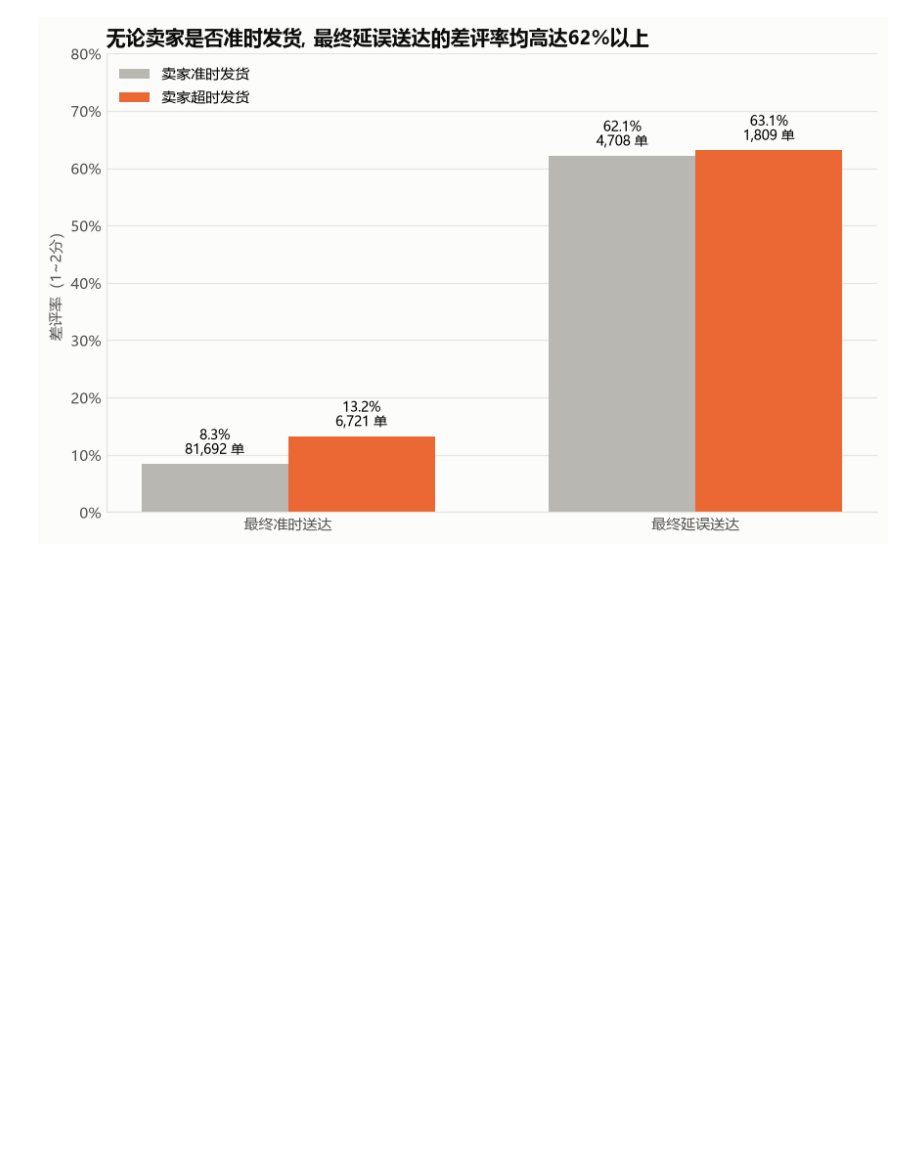
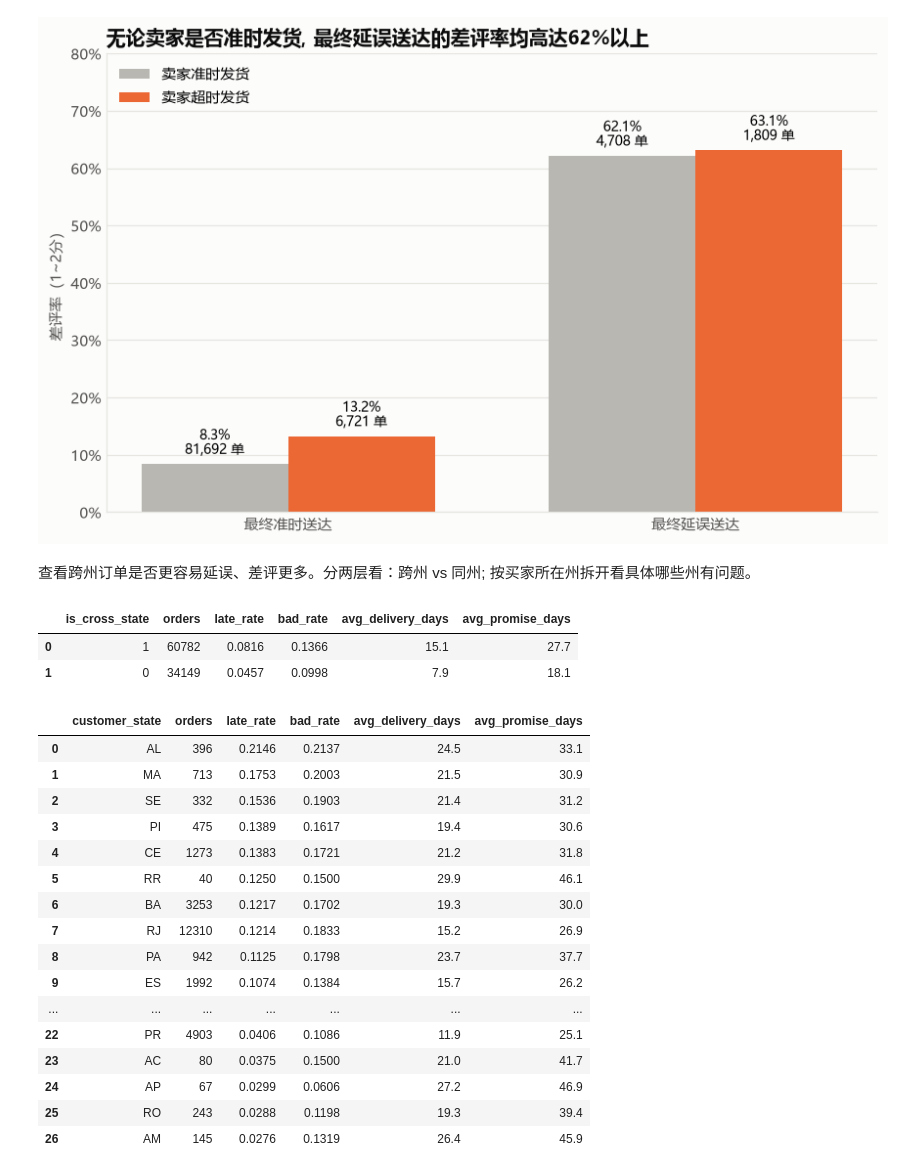
Before and after one commit to LeeMichael-L/olist-analytics, a Jupyter notebook: python/m3_fulfillment.ipynb, the cells around one changed output. Saved outputs shown, nothing was run; the diff lists cells and outputs as text; code cells hidden in the pictures; blank space fills up the shorter version.

```diff
--- a/python/m3_fulfillment.ipynb
+++ b/python/m3_fulfillment.ipynb
@@ -209,3 +209,59 @@ fig.savefig("../docs/figures/m3_seller_vs_logistics.png", dpi=150, bbox_inches="
 plt.show()
 # %% [output]
 [figure]
+# %% [markdown]
+查看跨州订单是否更容易延误、差评更多。分两层看：跨州 vs 同州; 按买家所在州拆开看具体哪些州有问题。
+# %%
+#跨州vs同州
+sql_k_vs_t = """
+SELECT
+    is_cross_state,
+    COUNT(*)                                   AS orders,
+    ROUND(AVG(is_late), 4)                     AS late_rate,
+    ROUND(AVG(is_bad_review), 4)               AS bad_rate,
+    ROUND(AVG(delivery_days), 1)               AS avg_delivery_days,
+    ROUND(AVG(delivery_days - delay_days), 1)  AS avg_promise_days
+FROM dws_order_fulfillment
+WHERE is_cross_state IS NOT NULL
+GROUP BY is_cross_state;
+"""
+df_k_vs_t = run_query(sql_k_vs_t)
+df_k_vs_t
+# %% [output]
+|  | is_cross_state | orders | late_rate | bad_rate | avg_delivery_days | avg_promise_days |
+| 0 | 1 | 60782 | 0.0816 | 0.1366 | 15.1 | 27.7 |
+| 1 | 0 | 34149 | 0.0457 | 0.0998 | 7.9 | 18.1 |
+# %%
+#按买家州
+sql_m = """
+SELECT
+    customer_state,
+    COUNT(*)                                   AS orders,
+    ROUND(AVG(is_late), 4)                     AS late_rate,
+    ROUND(AVG(is_bad_review), 4)               AS bad_rate,
+    ROUND(AVG(delivery_days), 1)               AS avg_delivery_days,
+    ROUND(AVG(delivery_days - delay_days), 1)  AS avg_promise_days
+FROM dws_order_fulfillment
+GROUP BY customer_state
+ORDER BY late_rate DESC;
+"""
+df_m = run_query(sql_m)
+df_m
+# %% [output]
+|  | customer_state | orders | late_rate | bad_rate | avg_delivery_days | avg_promise_days |
+| 0 | AL | 396 | 0.2146 | 0.2137 | 24.5 | 33.1 |
+| 1 | MA | 713 | 0.1753 | 0.2003 | 21.5 | 30.9 |
+| 2 | SE | 332 | 0.1536 | 0.1903 | 21.4 | 31.2 |
+| 3 | PI | 475 | 0.1389 | 0.1617 | 19.4 | 30.6 |
+| 4 | CE | 1273 | 0.1383 | 0.1721 | 21.2 | 31.8 |
+| 5 | RR | 40 | 0.1250 | 0.1500 | 29.9 | 46.1 |
+| 6 | BA | 3253 | 0.1217 | 0.1702 | 19.3 | 30.0 |
+| 7 | RJ | 12310 | 0.1214 | 0.1833 | 15.2 | 26.9 |
+| 8 | PA | 942 | 0.1125 | 0.1798 | 23.7 | 37.7 |
+| 9 | ES | 1992 | 0.1074 | 0.1384 | 15.7 | 26.2 |
+| ... | ... | ... | ... | ... | ... | ... |
+| 22 | PR | 4903 | 0.0406 | 0.1086 | 11.9 | 25.1 |
+| 23 | AC | 80 | 0.0375 | 0.1500 | 21.0 | 41.7 |
+| 24 | AP | 67 | 0.0299 | 0.0606 | 27.2 | 46.9 |
+| 25 | RO | 243 | 0.0288 | 0.1198 | 19.3 | 39.4 |
+| 26 | AM | 145 | 0.0276 | 0.1319 | 26.4 | 45.9 |
```
Also changed, not shown: parts of 1 cell of this notebook, 1 other file.
